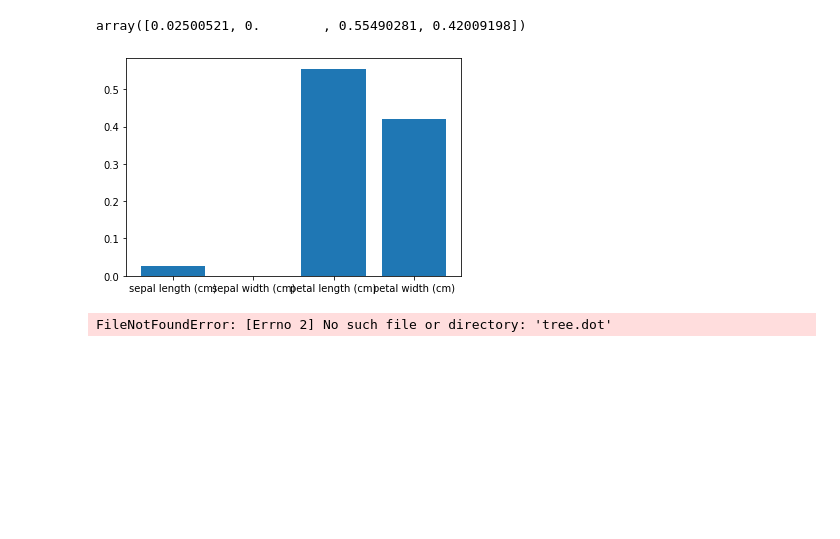
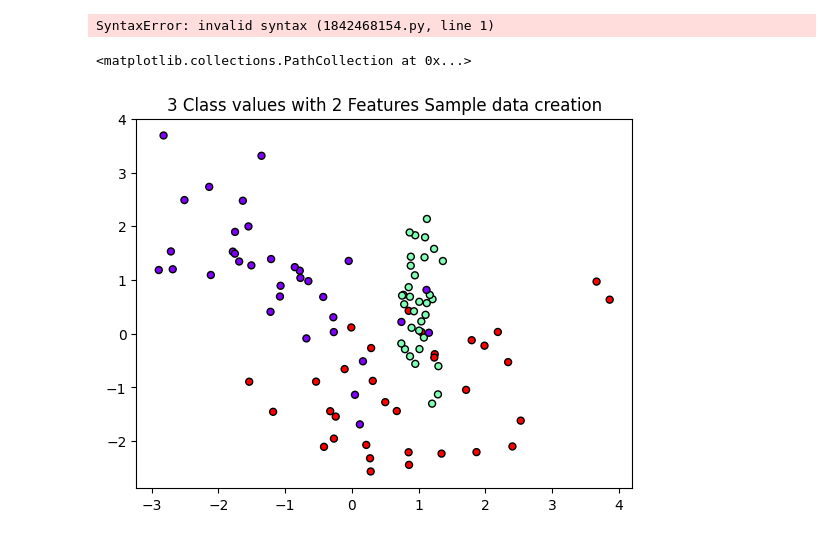
Before and after one commit to ryankhs/ml, a Jupyter notebook: decisiontree.ipynb, the cells around one changed output. Drawn from its saved outputs; the diff is of its cells as text; code cells hidden in the pictures; blank space fills up the shorter version.

```diff
--- a/decisiontree.ipynb
+++ b/decisiontree.ipynb
@@ -34,19 +32,29 @@ print(f'정확도는 : {accuracy_score(y_test , pred)}')
 # %%
-dt_clf.feature_importances_
+dt_clf.feature_importances
-# %% [output]
-array([0.02500521, 0.        , 0.55490281, 0.42009198])
-# %%
-import matplotlib.pyplot as plt
-
-plt.bar(iris_data.feature_names ,dt_clf.feature_importances_) # transparency
-plt.show()
-# %% [output]
-[figure, removed]
 # %%
-
+from sklearn.tree import export_graphviz
+export_graphviz(dt_clf, out_file='tree.dot', class_names=iris_data.target_names, feature_names=iris_data.feature_names, impurity = True, filled=True)
+1:35
 import graphviz
 with open('tree.dot') as f:
     dot_graph = f.read()
 graphviz.Source(dot_graph)
-# %% [output]
-FileNotFoundError: [Errno 2] No such file or directory: 'tree.dot'
+# %%
+
+from sklearn.datasets imort make_classification
+import matplotlib.pyplot as pyplot
+%matplotlib inline
+
+plt.title("3 class values 2 Features Sample data creation")
+
+X_features, y_labels = make_classification(n_features=2, n_redundant=0, n_informative=2, n_classes=3, n_clusters_per_class=1, random_state=0)
+
+plt.scatter(X_features[:,0], X_features[:,1], marker='0', c=y_labels, s=25, cmap='rainbow', edgecolor='k')
+
+
+import numpy as np
+
+def visualize_boundary(model, X, y) :
+    fig, ax = pl
+# %% [output]
+SyntaxError: invalid syntax (1842468154.py, line 1)
@@ -52,0 +84,16 @@ FileNotFoundError: [Errno 2] No such file or directory: 'tree.dot'
+# %%
+from sklearn.datasets import make_classification
+import matplotlib.pyplot as plt
+%matplotlib inline
+
+plt.title('3 Class values with 2 Features Sample data creation')
+
+# 2차원 시가고하를 위해서 feature 2개, 결정값 클래스는 3가지 유형의 classification 샘플 데이터 생성.
+X_features, y_labels = make_classification(n_features=2, n_redundant=0, n_informative=2,
+                                          n_classes=3, n_clusters_per_class=1, random_state=0)
+
+# plot 형태로 2개의 feature로 2차원 좌표 시각화, 각 클래스 값은 다른 색깔로 표시됨.
+plt.scatter(X_features[:, 0], X_features[:, 1], marker='o', c=y_labels, s=25, cmap='rainbow', edgecolor='k')
+# %% [output]
+<matplotlib.collections.PathCollection at 0x...>
+[figure, added]
```
Also changed, not shown: parts of 21 cells of this notebook, 3 other files.
